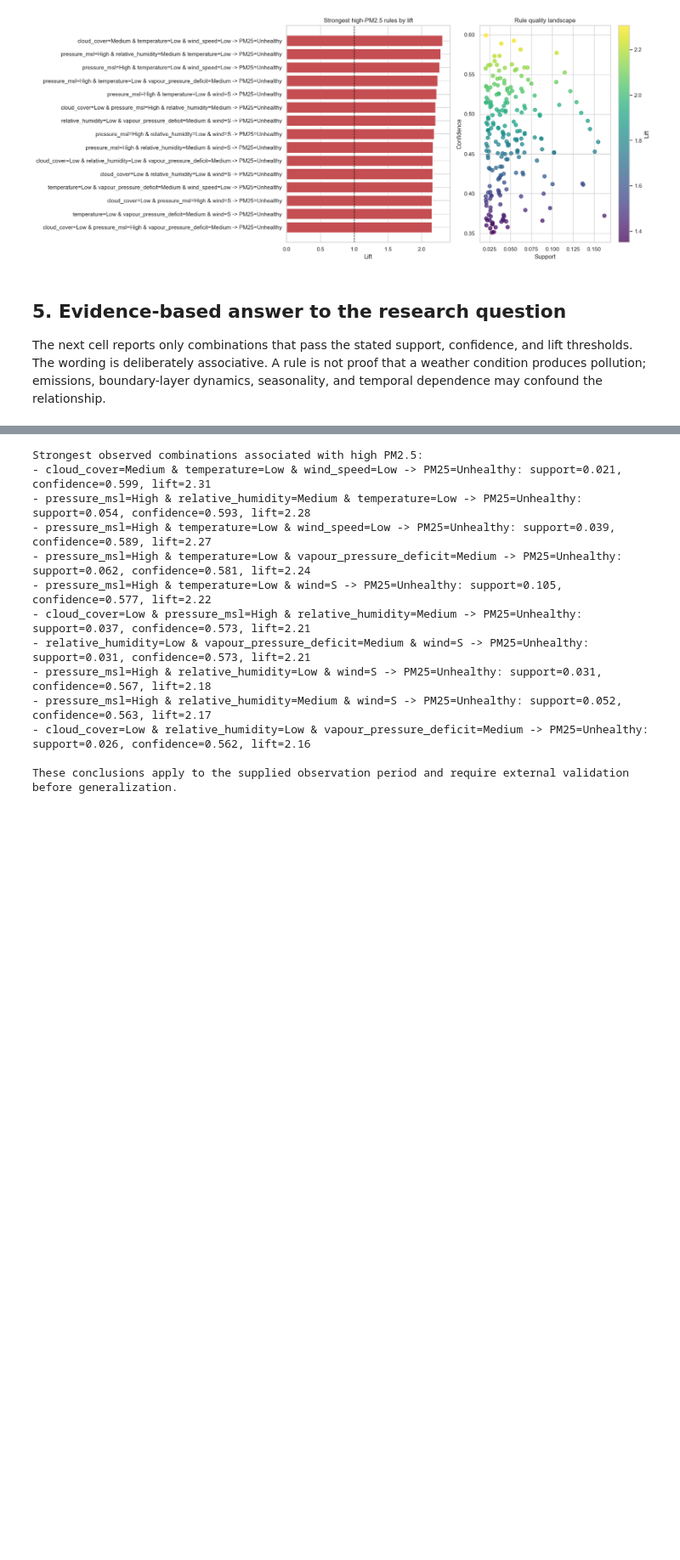
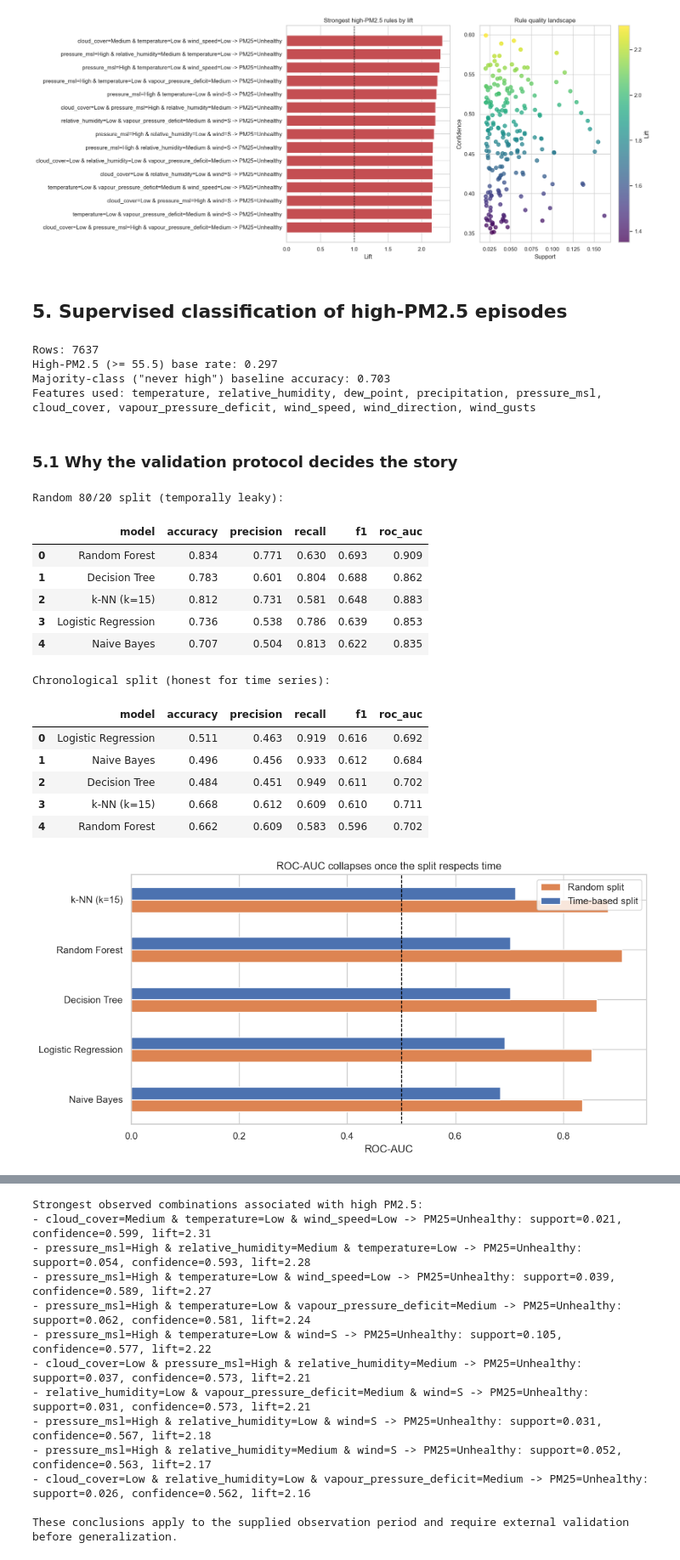
Before and after one commit to imccr/kathmandu-aqi-mining, a Jupyter notebook: notebooks/analysis.ipynb, the cells around one changed output, grey strips where cells are left out. Shown at 85% size. Saved outputs shown, nothing was run; the diff lists cells and outputs as text; code cells hidden in the pictures; blank space fills up the shorter version.

Commit message:
feat: added PM2.5 classification and reorganized analysis

```diff
--- a/notebooks/analysis.ipynb
+++ b/notebooks/analysis.ipynb
@@ -321,7 +300,52 @@ if not high_rules.empty:
     plt.tight_layout(); plt.show()
 # %% [output]
 [figure]
-# %% [markdown]
-## 5. Evidence-based answer to the research question
-
-The next cell reports only combinations that pass the stated support, confidence, and lift thresholds. The wording is deliberately associative. A rule is not proof that a weather condition produces pollution; emissions, boundary-layer dynamics, seasonality, and temporal dependence may confound the relationship.
+# %% [markdown]
+## 5. Supervised classification of high-PM2.5 episodes
+# %%
+y = clf.make_labels(df)
+base_rate = y.mean()
+print(f'Rows: {len(df)}')
+print(f'High-PM2.5 (>= {clf.HIGH_PM25_THRESHOLD}) base rate: {base_rate:.3f}')
+print(f'Majority-class ("never high") baseline accuracy: {1 - base_rate:.3f}')
+print('Features used:', ', '.join(clf.CLASSIFIER_FEATURES))
+# %% [output]
+Rows: 7637
+High-PM2.5 (>= 55.5) base rate: 0.297
+Majority-class ("never high") baseline accuracy: 0.703
+Features used: temperature, relative_humidity, dew_point, precipitation, pressure_msl, cloud_cover, vapour_pressure_deficit, wind_speed, wind_direction, wind_gusts
+# %% [markdown]
+### 5.1 Why the validation protocol decides the story
+# %%
+random_scores = clf.naive_random_holdout(df)
+time_scores, fitted_models, (X_test, y_test) = clf.evaluate_holdout(df)
+
+print('Random 80/20 split (temporally leaky):')
+display(random_scores.round(3))
+print('\nChronological split (honest for time series):')
+display(time_scores.round(3))
+
+merged = (random_scores[['model', 'roc_auc']].rename(columns={'roc_auc': 'Random split'})
+          .merge(time_scores[['model', 'roc_auc']].rename(columns={'roc_auc': 'Time-based split'}),
+                 on='model'))
+merged_plot = merged.set_index('model').sort_values('Time-based split')
+ax = merged_plot.plot(kind='barh', figsize=(10, 5), color=['#DD8452', '#4C72B0'])
+ax.axvline(0.5, color='black', linestyle='--', linewidth=1, label='random guessing')
+ax.set(title='ROC-AUC collapses once the split respects time', xlabel='ROC-AUC', ylabel='')
+plt.tight_layout(); plt.show()
+# %% [output]
+Random 80/20 split (temporally leaky):
+|  | model | accuracy | precision | recall | f1 | roc_auc |
+| 0 | Random Forest | 0.834 | 0.771 | 0.630 | 0.693 | 0.909 |
+| 1 | Decision Tree | 0.783 | 0.601 | 0.804 | 0.688 | 0.862 |
+| 2 | k-NN (k=15) | 0.812 | 0.731 | 0.581 | 0.648 | 0.883 |
+| 3 | Logistic Regression | 0.736 | 0.538 | 0.786 | 0.639 | 0.853 |
+| 4 | Naive Bayes | 0.707 | 0.504 | 0.813 | 0.622 | 0.835 |
+Chronological split (honest for time series):
+|  | model | accuracy | precision | recall | f1 | roc_auc |
+| 0 | Logistic Regression | 0.511 | 0.463 | 0.919 | 0.616 | 0.692 |
+| 1 | Naive Bayes | 0.496 | 0.456 | 0.933 | 0.612 | 0.684 |
+| 2 | Decision Tree | 0.484 | 0.451 | 0.949 | 0.611 | 0.702 |
+| 3 | k-NN (k=15) | 0.668 | 0.612 | 0.609 | 0.610 | 0.711 |
+| 4 | Random Forest | 0.662 | 0.609 | 0.583 | 0.596 | 0.702 |
+[figure, added]
```
Also changed, not shown: parts of 27 cells of this notebook, 4 other files.
